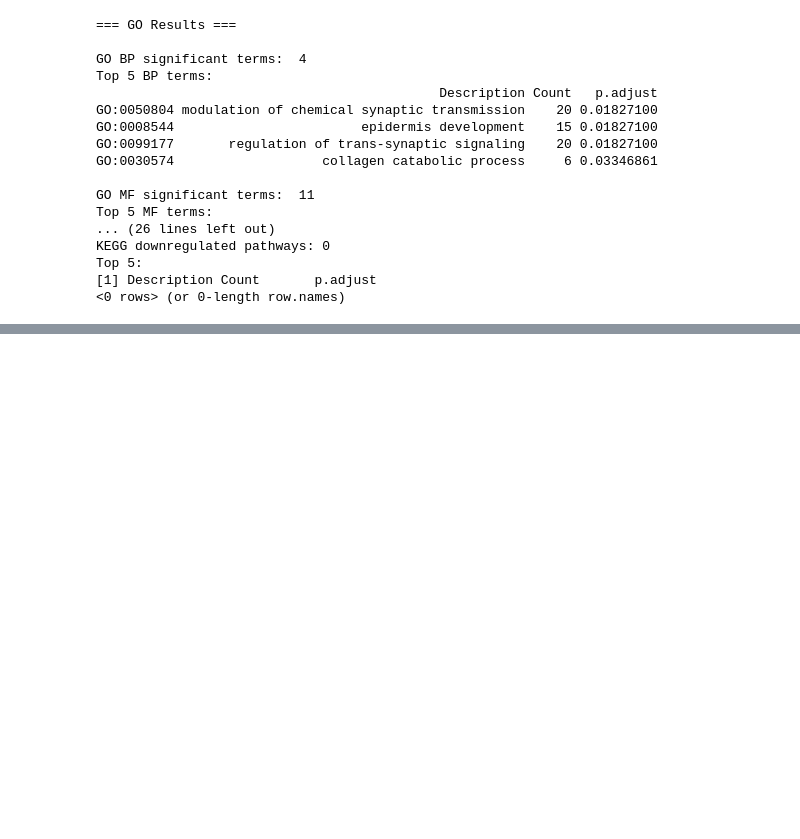
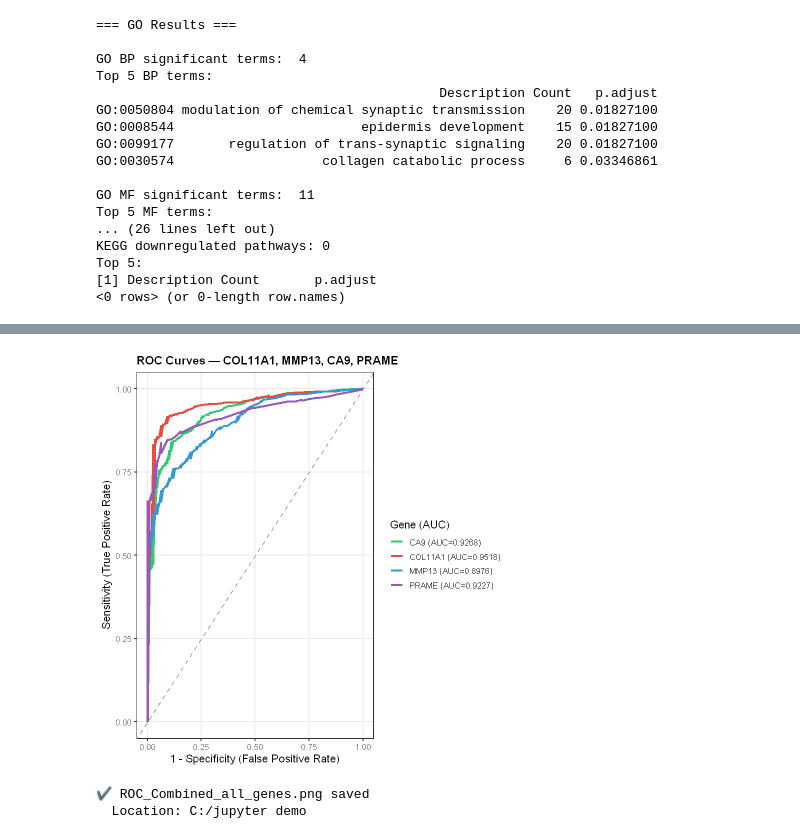
Before and after one commit to Aryanjaishi/Differentiallly-expressed-gene-DEGs-and-prognostic-Biomarkers-, a Jupyter notebook: Bioinformatics.ipynb, the cells around one changed output, grey strips where cells are left out. Drawn from its saved outputs; the diff is of its cells as text; code cells hidden in the pictures; blank space fills up the shorter version.

```diff
--- a/Bioinformatics.ipynb
+++ b/Bioinformatics.ipynb
@@ -3254,0 +6902,18 @@ Top 5:
+# %%
+# ============================================================
+# ROC ANALYSIS - STEP 2: Prepare Data
+# ============================================================
+
+cat("=== Preparing ROC Data ===\n\n")
+
+# Extract sample types from final matrix
+# Position 14-15 in barcode: 01 = tumor, 11 = normal
+sample_type_roc <- ifelse(
+  substr(colnames(final_matrix), 14, 15) == "11",
+  0,  # Normal = 0
+  1   # Tumor  = 1
+)
+
+cat(sprintf("Total samples:   %d\n", length(sample_type_roc)))
+cat(sprintf("Tumor samples:   %d\n", sum(sample_type_roc == 1)))
+cat(sprintf("Normal samples:  %d\n", sum(sample_type_roc == 0)))
@@ -3254,0 +7255,48 @@ Top 5:
+# %%
+# Build plot
+combined_roc_plot <- ggplot(
+  combined_roc_df,
+  aes(x     = Specificity,
+      y     = Sensitivity,
+      color = Gene)
+) +
+  geom_line(linewidth = 1.2) +
+  geom_abline(
+    slope     = 1,
+    intercept = 0,
+    linetype  = "dashed",
+    color     = "grey50"
+  ) +
+  scale_color_manual(values = color_vector) +
+  labs(
+    title    = "ROC Curves — COL11A1, MMP13, CA9, PRAME",
+    x        = "1 - Specificity (False Positive Rate)",
+    y        = "Sensitivity (True Positive Rate)",
+    color    = "Gene (AUC)"
+  ) +
+  theme_bw(base_size = 13) +
+  theme(
+    plot.title       = element_text(face = "bold", size = 14),
+    plot.subtitle    = element_text(color = "gray40", size = 10),
+    legend.position  = "right",
+    panel.grid.minor = element_blank()
+  )
+
+print(combined_roc_plot)
+# %% [output]
+[figure, added]
+# %%
+# Save plot
+ggsave(
+  "ROC_Combined_all_genes.png",
+  combined_roc_plot,
+  width  = 10,
+  height = 7,
+  dpi    = 200
+)
+
+cat("✔ ROC_Combined_all_genes.png saved\n")
+cat(sprintf("  Location: %s\n", getwd()))
+# %% [output]
+✔ ROC_Combined_all_genes.png saved
+  Location: C:/jupyter demo
```
Also changed, not shown: parts of 119 cells of this notebook, 27 other files.
